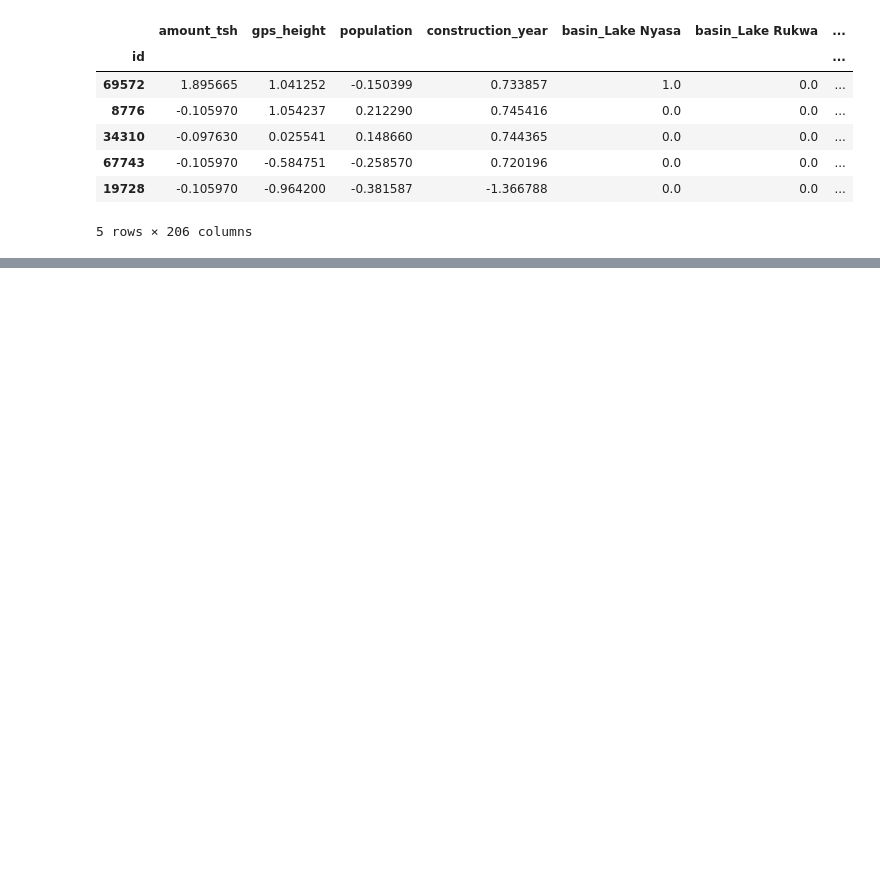
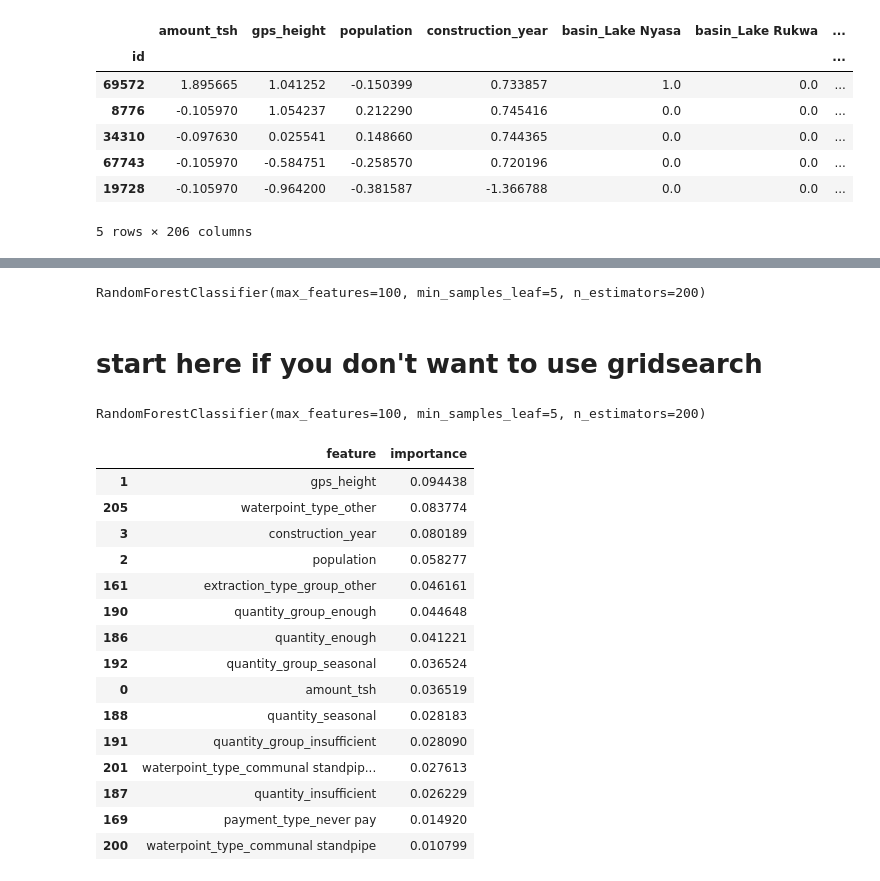
Before and after one commit to MWilliamson96/Tanzania_Well_Competition, a Jupyter notebook: eda/Matt_from_scratch.ipynb, the cells around one changed output, grey strips where cells are left out. Saved outputs shown, nothing was run; the diff lists cells and outputs as text; code cells hidden in the pictures; blank space fills up the shorter version.

Commit message:
from scratch model up and running

```diff
--- a/eda/Matt_from_scratch.ipynb
+++ b/eda/Matt_from_scratch.ipynb
@@ -70,0 +72,8 @@ X_tr_sm, y_tr_sm = sm1.fit_resample(x_val, y_val)
+# %%
+param_grid = {'n_estimators': [100, 200],
+              'min_samples_leaf': [1, 5, 7],
+              'max_features': [100, 'auto'],
+              'max_depth': [5, None]
+             }
+gscv = GridSearchCV(RandomForestClassifier(), param_grid, verbose = 3)
+gscv.fit(x_val, y_val.values)
@@ -70,0 +115,33 @@ X_tr_sm, y_tr_sm = sm1.fit_resample(x_val, y_val)
+# %%
+gridsearch_model
+# %% [output]
+RandomForestClassifier(max_features=100, min_samples_leaf=5, n_estimators=200)
+# %% [markdown]
+# start here if you don't want to use gridsearch
+# %%
+best_random_forest = RandomForestClassifier(max_features = 100, min_samples_leaf = 5, n_estimators = 200)
+# %%
+best_random_forest.fit(x_val, y_val)
+# %% [output]
+RandomForestClassifier(max_features=100, min_samples_leaf=5, n_estimators=200)
+# %%
+feature_importance_df = pd.DataFrame(list(zip(x_val.columns, best_random_forest.feature_importances_)), columns = ['feature', 'importance'])
+# %%
+feature_importance_df.sort_values(['importance'], ascending = False).head(15)
+# %% [output]
+|  | feature | importance |
+| 1 | gps_height | 0.094438 |
+| 205 | waterpoint_type_other | 0.083774 |
+| 3 | construction_year | 0.080189 |
+| 2 | population | 0.058277 |
+| 161 | extraction_type_group_other | 0.046161 |
+| 190 | quantity_group_enough | 0.044648 |
+| 186 | quantity_enough | 0.041221 |
+| 192 | quantity_group_seasonal | 0.036524 |
+| 0 | amount_tsh | 0.036519 |
+| 188 | quantity_seasonal | 0.028183 |
+| 191 | quantity_group_insufficient | 0.028090 |
+| 201 | waterpoint_type_communal standpip... | 0.027613 |
+| 187 | quantity_insufficient | 0.026229 |
+| 169 | payment_type_never pay | 0.014920 |
+| 200 | waterpoint_type_communal standpipe | 0.010799 |
```
Also changed, not shown: parts of 4 cells of this notebook.
